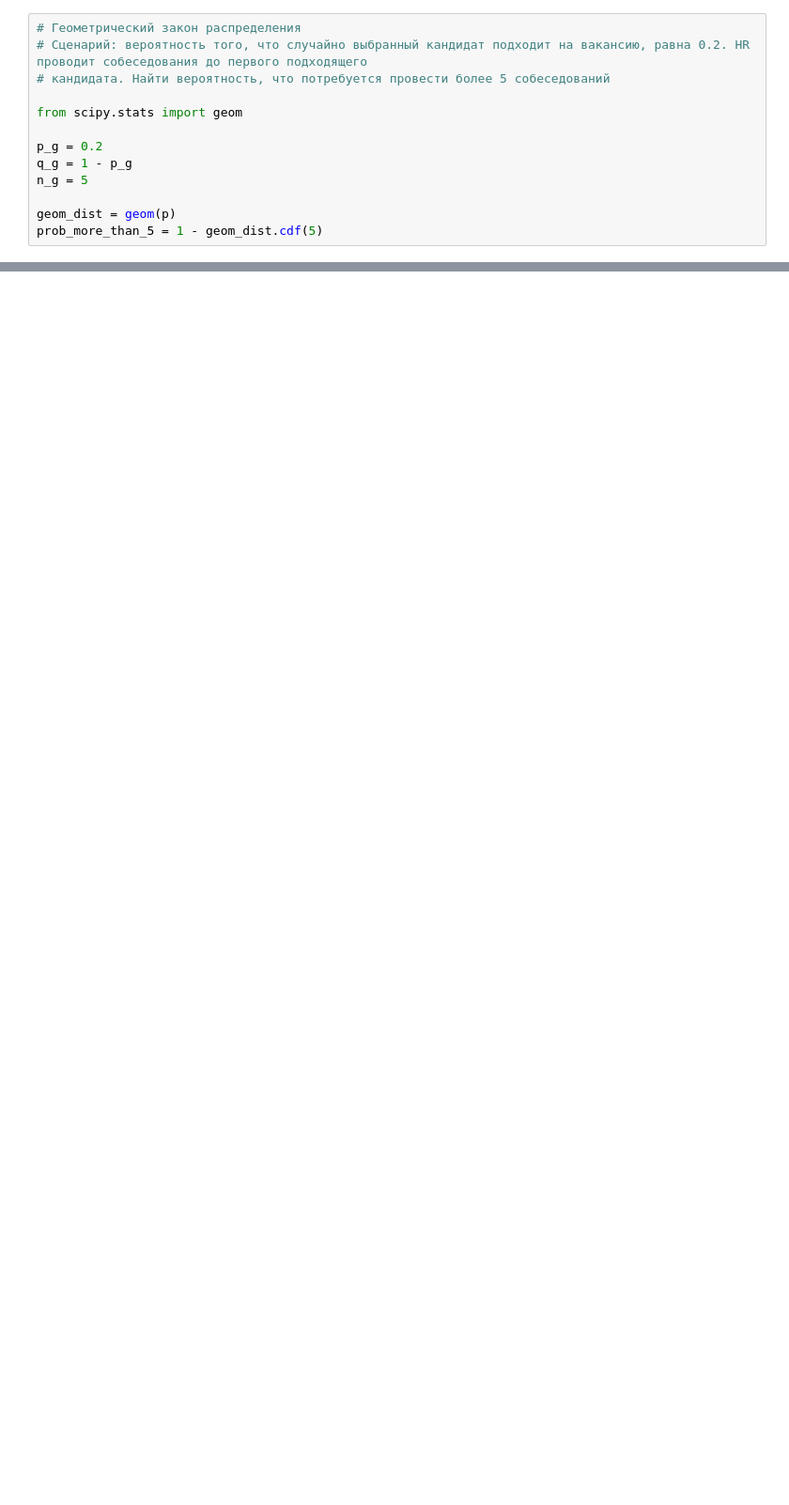
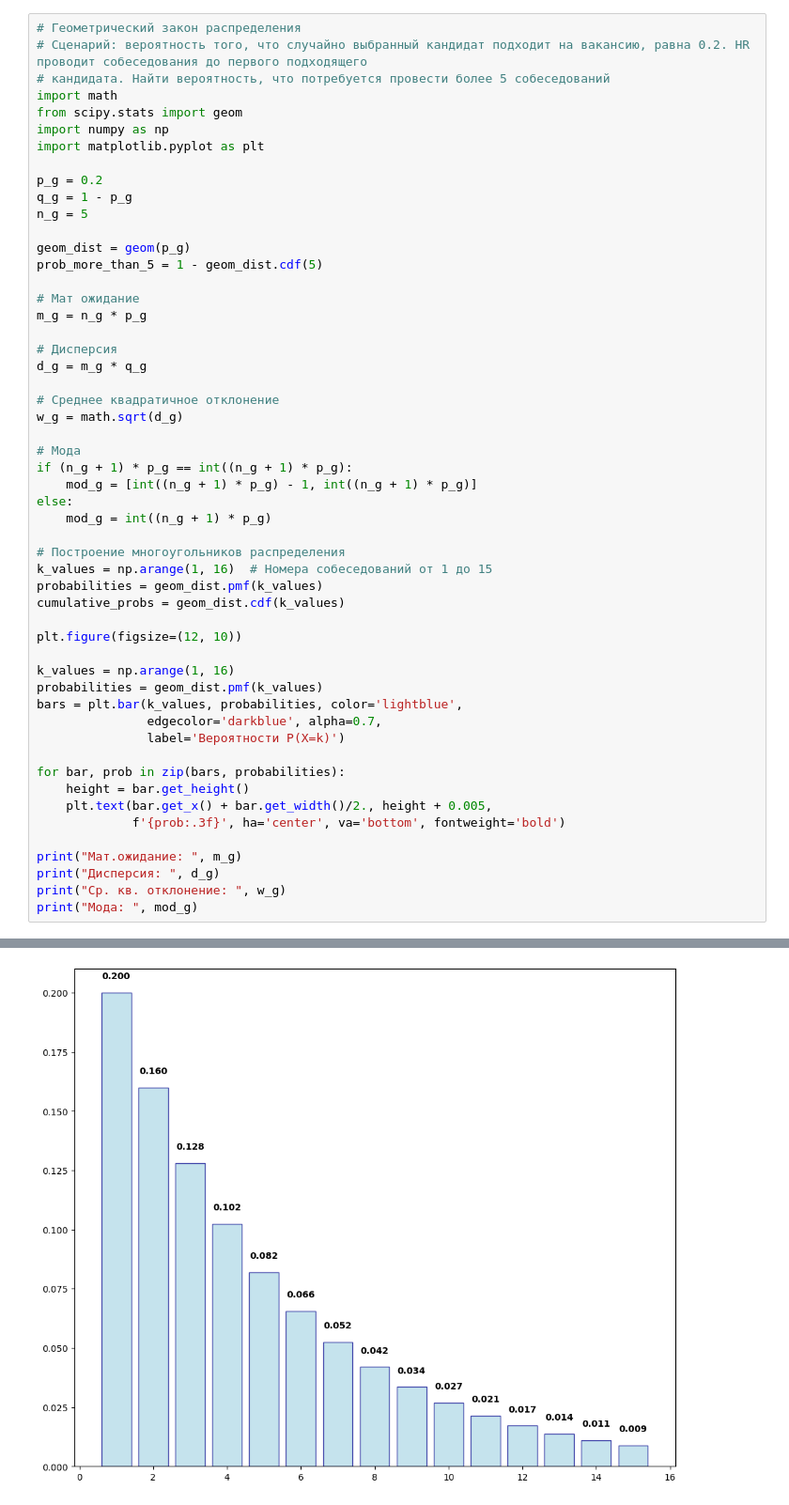
Before and after one commit to Jb192101/RSREU, a Jupyter notebook: Теория вероятностей/Lab5/laws_of_distribution.ipynb, the cells around one changed output, grey strips where cells are left out. Shown at 94% size. Cells and saved outputs as stored; diff of their text form; blank space fills up the shorter version.

Commit message:
законы распределения ДСВ ТВ завершено

```diff
--- a/Теория вероятностей/Lab5/laws_of_distribution.ipynb
+++ b/Теория вероятностей/Lab5/laws_of_distribution.ipynb
@@ -143,12 +164,53 @@ print("Вероятность такого события: ", s, "%")
 # Геометрический закон распределения
 # Сценарий: вероятность того, что случайно выбранный кандидат подходит на вакансию, равна 0.2. HR проводит собеседования до первого подходящего
 # кандидата. Найти вероятность, что потребуется провести более 5 собеседований
-
+import math
 from scipy.stats import geom
+import numpy as np
+import matplotlib.pyplot as plt
 
 p_g = 0.2
 q_g = 1 - p_g
 n_g = 5
 
-geom_dist = geom(p)
+geom_dist = geom(p_g)
 prob_more_than_5 = 1 - geom_dist.cdf(5)
+
+# Мат ожидание
+m_g = n_g * p_g
+
+# Дисперсия
+d_g = m_g * q_g
+
+# Среднее квадратичное отклонение
+w_g = math.sqrt(d_g)
+
+# Мода
+if (n_g + 1) * p_g == int((n_g + 1) * p_g):
+    mod_g = [int((n_g + 1) * p_g) - 1, int((n_g + 1) * p_g)]
+else:
+    mod_g = int((n_g + 1) * p_g)
+
+# Построение многоугольников распределения
+k_values = np.arange(1, 16)  # Номера собеседований от 1 до 15
+probabilities = geom_dist.pmf(k_values)
+cumulative_probs = geom_dist.cdf(k_values)
+
+plt.figure(figsize=(12, 10))
+
+k_values = np.arange(1, 16)
+probabilities = geom_dist.pmf(k_values)
+bars = plt.bar(k_values, probabilities, color='lightblue',
+               edgecolor='darkblue', alpha=0.7,
+               label='Вероятности P(X=k)')
+
+for bar, prob in zip(bars, probabilities):
+    height = bar.get_height()
+    plt.text(bar.get_x() + bar.get_width()/2., height + 0.005,
+             f'{prob:.3f}', ha='center', va='bottom', fontweight='bold')
+
+print("Мат.ожидание: ", m_g)
+print("Дисперсия: ", d_g)
+print("Ср. кв. отклонение: ", w_g)
+print("Мода: ", mod_g)
+# %% [output]
@@ -155,3 +221,4 @@ prob_more_than_5 = 1 - geom_dist.cdf(5)
+[figure, added]
 # %%
 # Гипергеометрический закон распределения
 # Сценарий: в лотерее 100 билетов, из которых 10 выигрышных. Человек покупает 5 билетов. Найти вероятность, что все билеты будут проигрышными.
```
Also changed, not shown: parts of 4 cells of this notebook.
